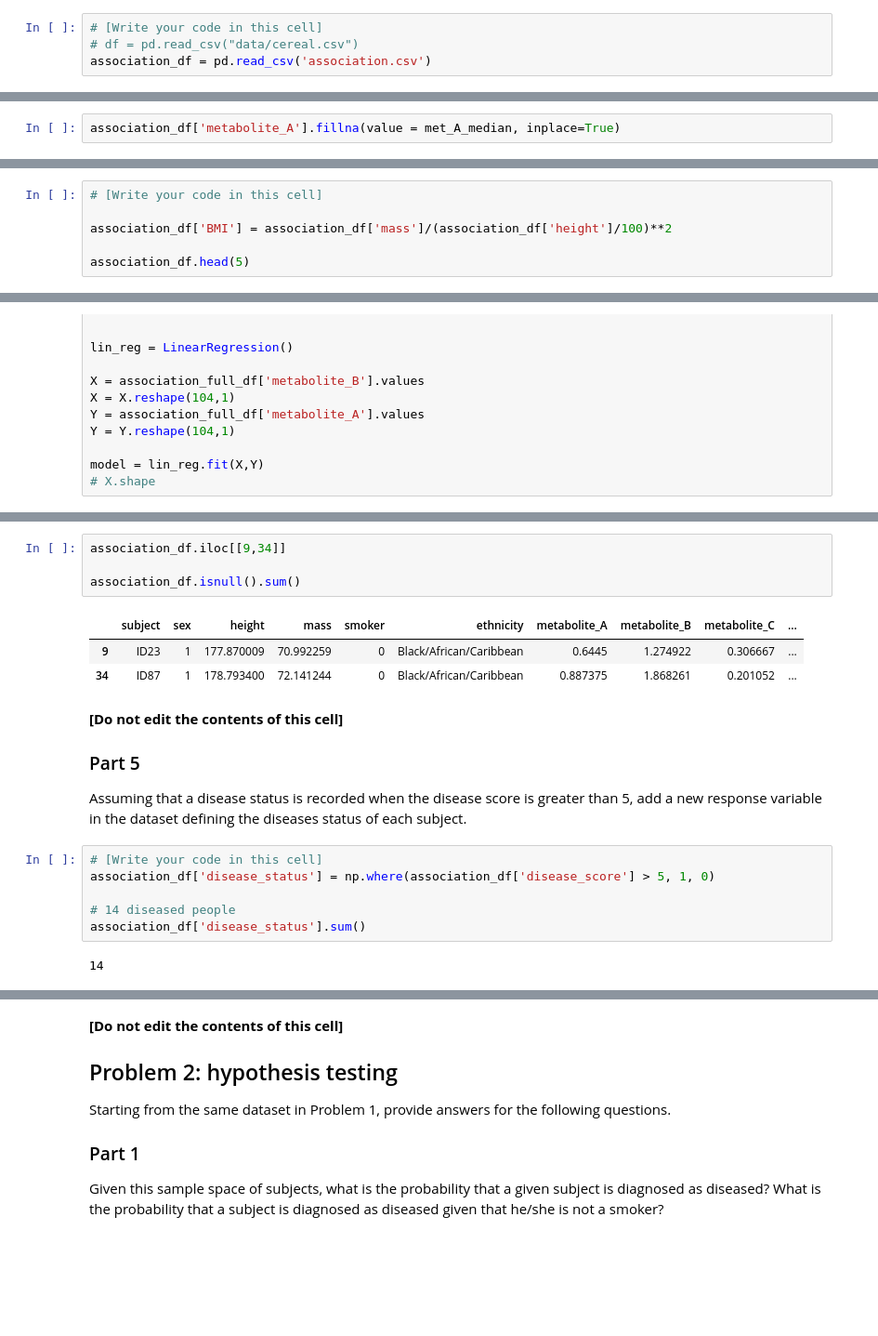
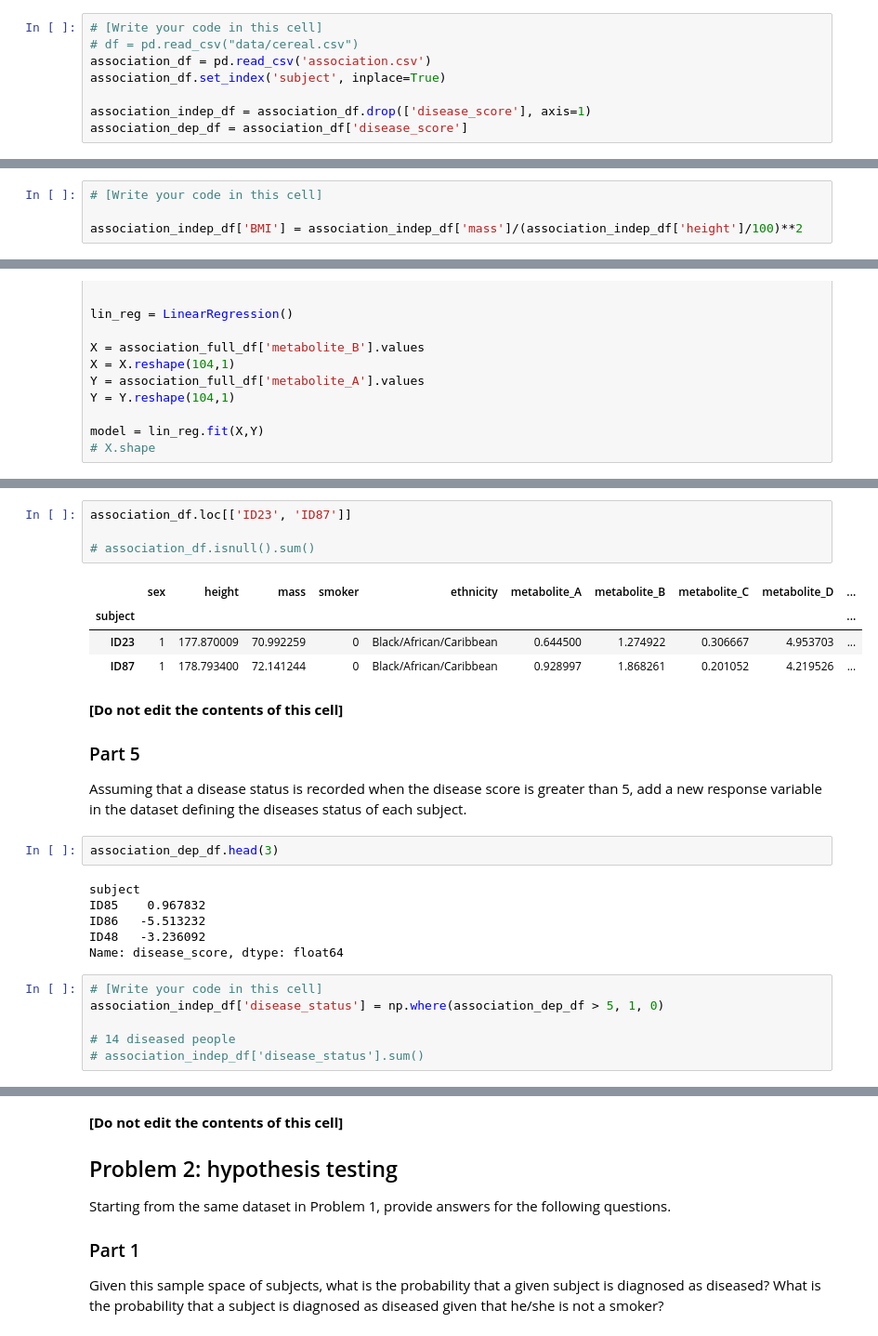
Before and after one commit to vetronz/maths, a Jupyter notebook: Assessments/assignment.ipynb, the cells around one changed output, grey strips where cells are left out. Shown at 93% size. Saved outputs shown, nothing was run; the diff lists cells and outputs as text; blank space fills up the shorter version.

```diff
--- a/Assessments/assignment.ipynb
+++ b/Assessments/assignment.ipynb
@@ -51,3 +51,7 @@ How many unique records of subjects do we have? How many unique predictor variab
 # [Write your code in this cell]
 # df = pd.read_csv("data/cereal.csv")
 association_df = pd.read_csv('association.csv')
+association_df.set_index('subject', inplace=True)
+
+association_indep_df = association_df.drop(['disease_score'], axis=1)
+association_dep_df = association_df['disease_score']
@@ -102,2 +125,0 @@ print(met_A_median)
-# %%
-association_df['metabolite_A'].fillna(value = met_A_median, inplace=True)
@@ -144,6 +172,4 @@ Write a function that returns the Body Mass Index (BMI).Calculate BMI for each s
 # %%
 # [Write your code in this cell]
 
-association_df['BMI'] = association_df['mass']/(association_df['height']/100)**2
-
-association_df.head(5)
+association_indep_df['BMI'] = association_indep_df['mass']/(association_indep_df['height']/100)**2
@@ -242,22 +291,29 @@ See the caveats in the documentation: http://pandas.pydata.org/pandas-docs/stabl
 # %%
-association_df.iloc[[9,34]]
+association_df.loc[['ID23', 'ID87']]
 
-association_df.isnull().sum()
+# association_df.isnull().sum()
 # %% [output]
-|  | subject | sex | height | mass | smoker | ethnicity | metabolite_A | metabolite_B | metabolite_C | ... |
-| 9 | ID23 | 1 | 177.870009 | 70.992259 | 0 | Black/African/Caribbean | 0.6445 | 1.274922 | 0.306667 | ... |
-| 34 | ID87 | 1 | 178.793400 | 72.141244 | 0 | Black/African/Caribbean | 0.887375 | 1.868261 | 0.201052 | ... |
+|  | sex | height | mass | smoker | ethnicity | metabolite_A | metabolite_B | metabolite_C | metabolite_D | ... |
+| subject |  |  |  |  |  |  |  |  |  | ... |
+| ID23 | 1 | 177.870009 | 70.992259 | 0 | Black/African/Caribbean | 0.644500 | 1.274922 | 0.306667 | 4.953703 | ... |
+| ID87 | 1 | 178.793400 | 72.141244 | 0 | Black/African/Caribbean | 0.928997 | 1.868261 | 0.201052 | 4.219526 | ... |
 # %% [markdown]
 **[Do not edit the contents of this cell]**
 
 ### Part 5
 
 Assuming that a disease status is recorded when the disease score is greater than 5, add a new response variable in the dataset defining the diseases status of each subject.
+# %%
+association_dep_df.head(3)
+# %% [output]
+subject
+ID85    0.967832
+ID86   -5.513232
+ID48   -3.236092
+Name: disease_score, dtype: float64
 # %%
 # [Write your code in this cell]
-association_df['disease_status'] = np.where(association_df['disease_score'] > 5, 1, 0)
+association_indep_df['disease_status'] = np.where(association_dep_df > 5, 1, 0)
 
 # 14 diseased people
-association_df['disease_status'].sum()
+# association_indep_df['disease_status'].sum()
-# %% [output]
-14
```
Also changed, not shown: parts of 27 cells of this notebook.
